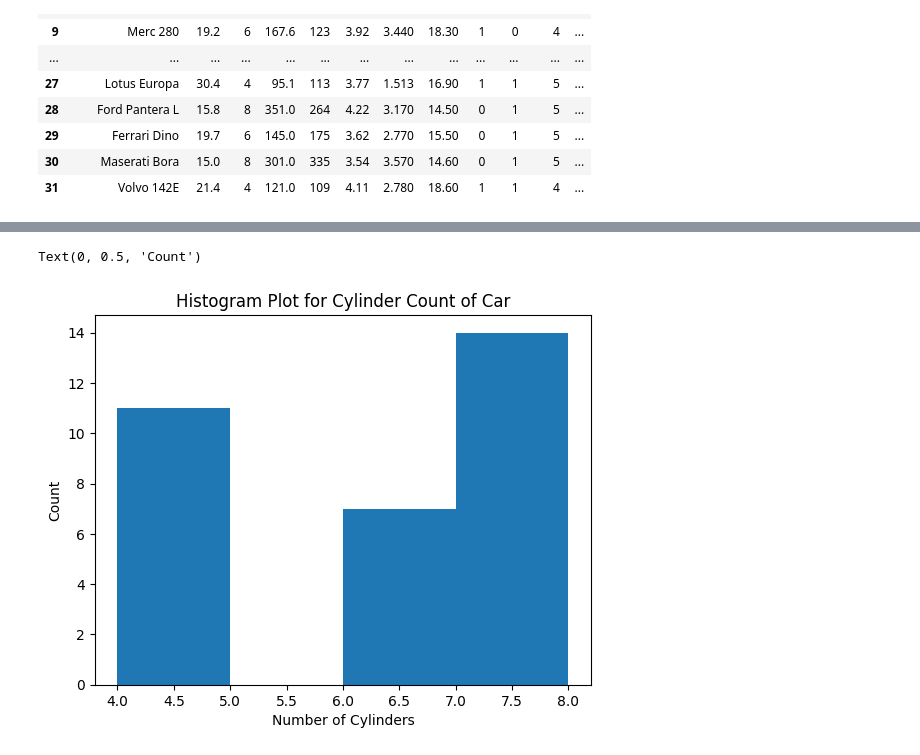
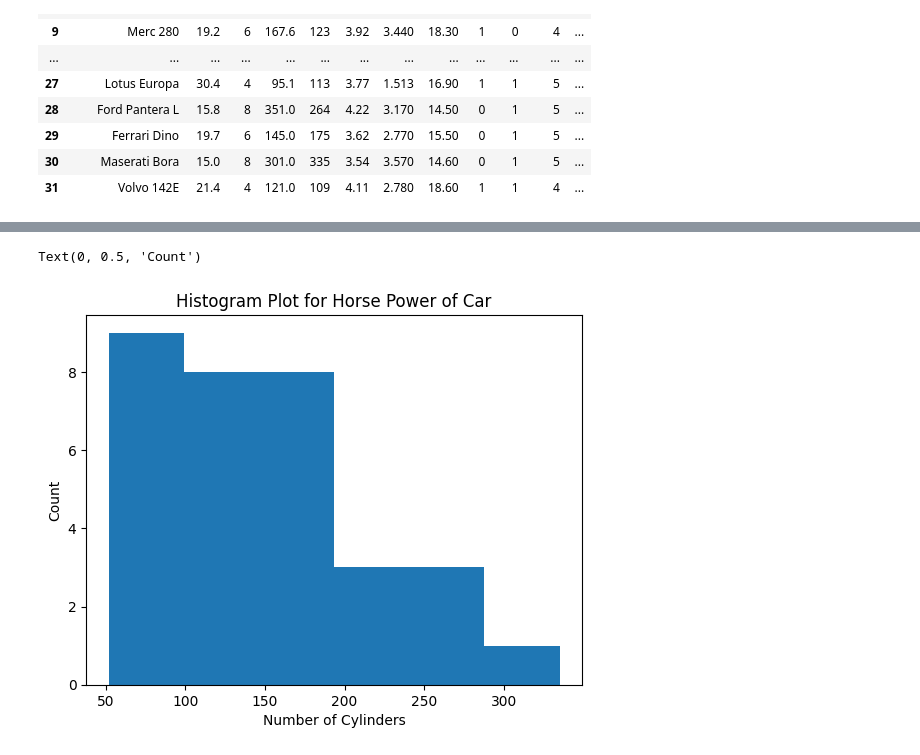
Before and after one commit to ramakanth0405/DVP-Practical, a Jupyter notebook: pgm_scatter_dataset.ipynb, the cells around one changed output, grey strips where cells are left out. Cells and saved outputs as stored; diff of their text form; code cells hidden in the pictures.

Commit message:
Modified pgm_scatter_dataset.ipynb, by changing the second plot to display histogram of Horse Power of Cars

```diff
--- a/pgm_scatter_dataset.ipynb
+++ b/pgm_scatter_dataset.ipynb
@@ -95,10 +98,10 @@ Data columns (total 12 columns):
 dtypes: float64(5), int64(6), object(1)
 memory usage: 3.1+ KB
 # %%
-plt.hist(df['cyl'], bins='auto')
-plt.title('Histogram Plot for Cylinder Count of Car')
+plt.hist(df['hp'], bins='auto')
+plt.title('Histogram Plot for Horse Power of Car')
 plt.xlabel('Number of Cylinders')
 plt.ylabel('Count')
 # %% [output]
 Text(0, 0.5, 'Count')
-[figure, old version]
+[figure, new version]
```
Also changed, not shown: parts of 1 cell of this notebook.
